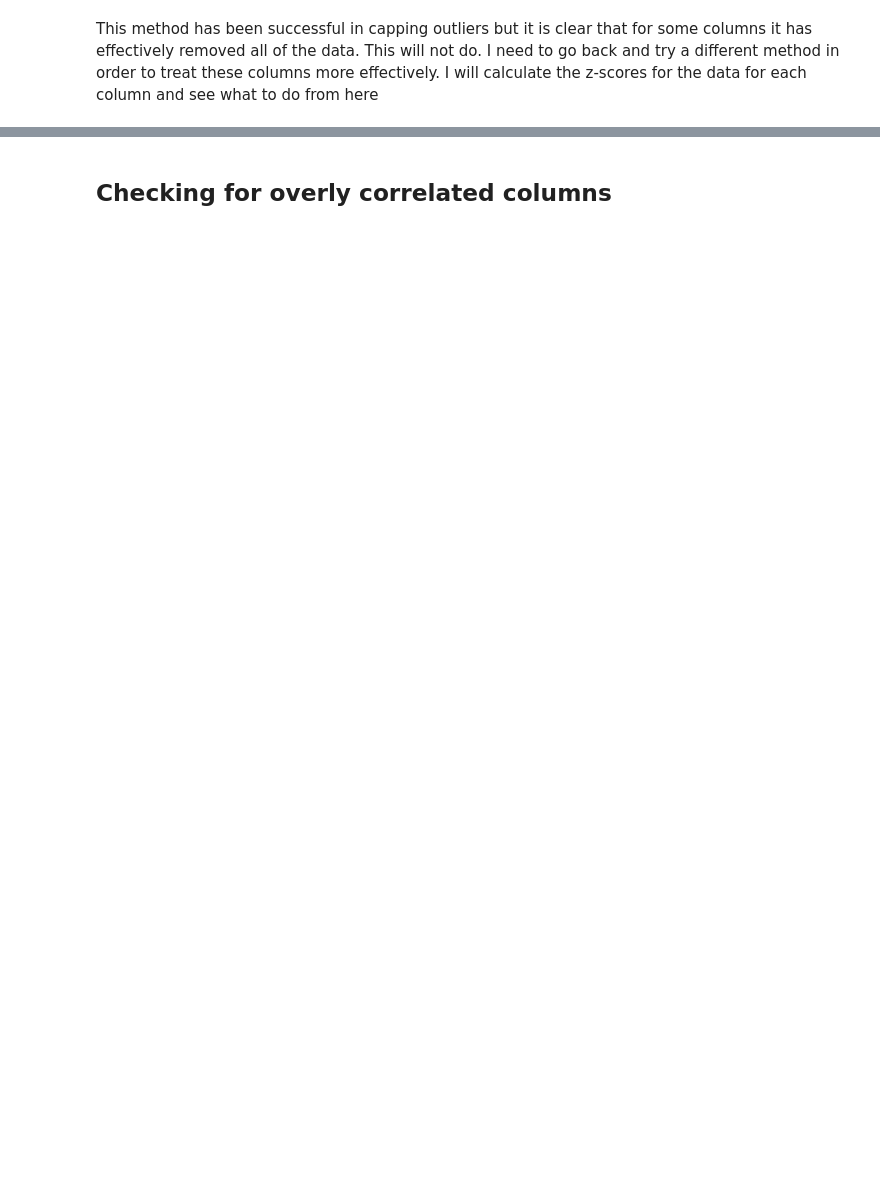
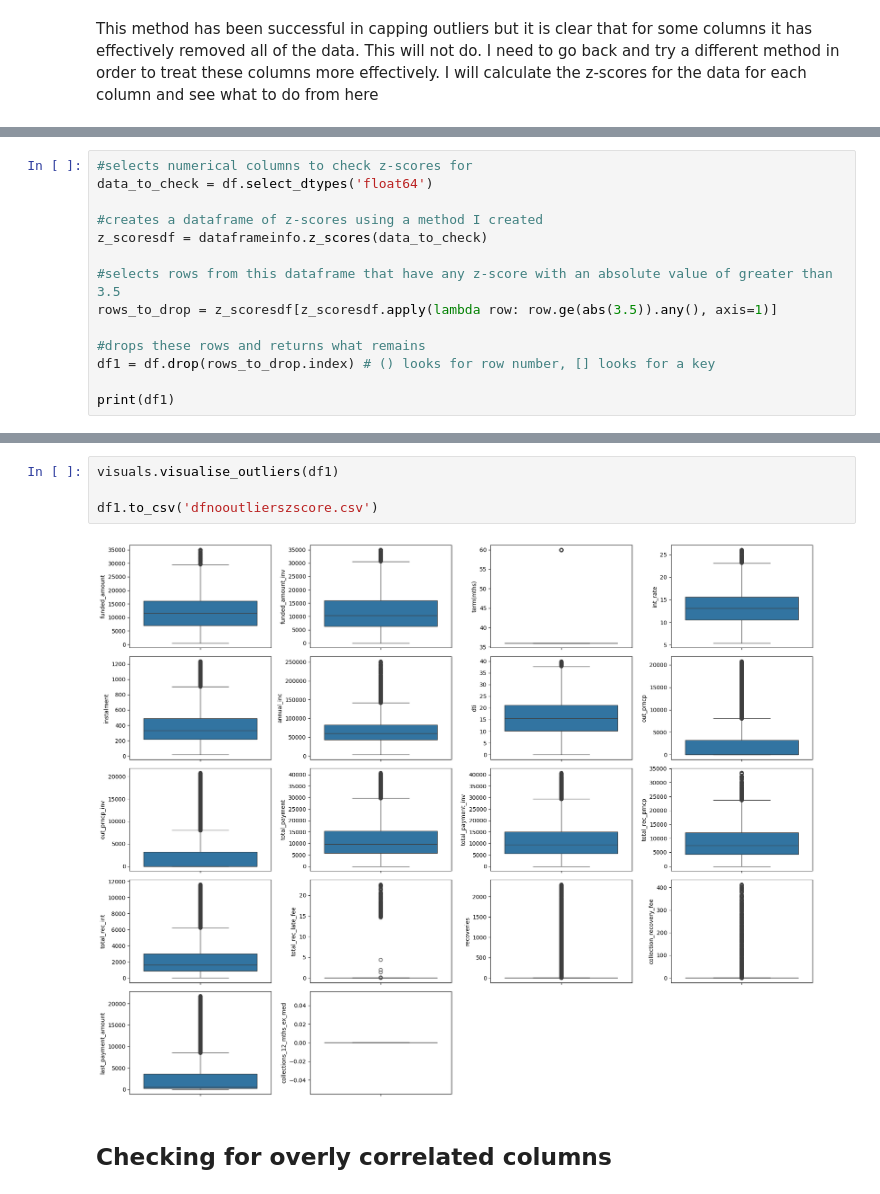
Before and after one commit to balany1/exploratory-data-analysis---customer-loans-in-finance152, a Jupyter notebook: eda.ipynb, the cells around one changed output, grey strips where cells are left out. Saved outputs shown, nothing was run; the diff lists cells and outputs as text; blank space fills up the shorter version.

```diff
--- a/eda.ipynb
+++ b/eda.ipynb
@@ -388,0 +379,14 @@ collections_12_mths_ex_med                         NaN
+# %%
+#selects numerical columns to check z-scores for
+data_to_check = df.select_dtypes('float64')
+
+#creates a dataframe of z-scores using a method I created
+z_scoresdf = dataframeinfo.z_scores(data_to_check)
+
+#selects rows from this dataframe that have any z-score with an absolute value of greater than 3.5
+rows_to_drop = z_scoresdf[z_scoresdf.apply(lambda row: row.ge(abs(3.5)).any(), axis=1)]
+
+#drops these rows and returns what remains
+df1 = df.drop(rows_to_drop.index) # () looks for row number, [] looks for a key
+
+print(df1)
@@ -389,3 +411,9 @@ collections_12_mths_ex_med                         NaN
+# %%
+visuals.visualise_outliers(df1)
+
+df1.to_csv('dfnooutlierszscore.csv')
+# %% [output]
+[figure, added]
 # %% [markdown]
 ## Checking for overly correlated columns
 # %% [markdown]
```
Also changed, not shown: parts of 18 cells of this notebook, 11 other files.
